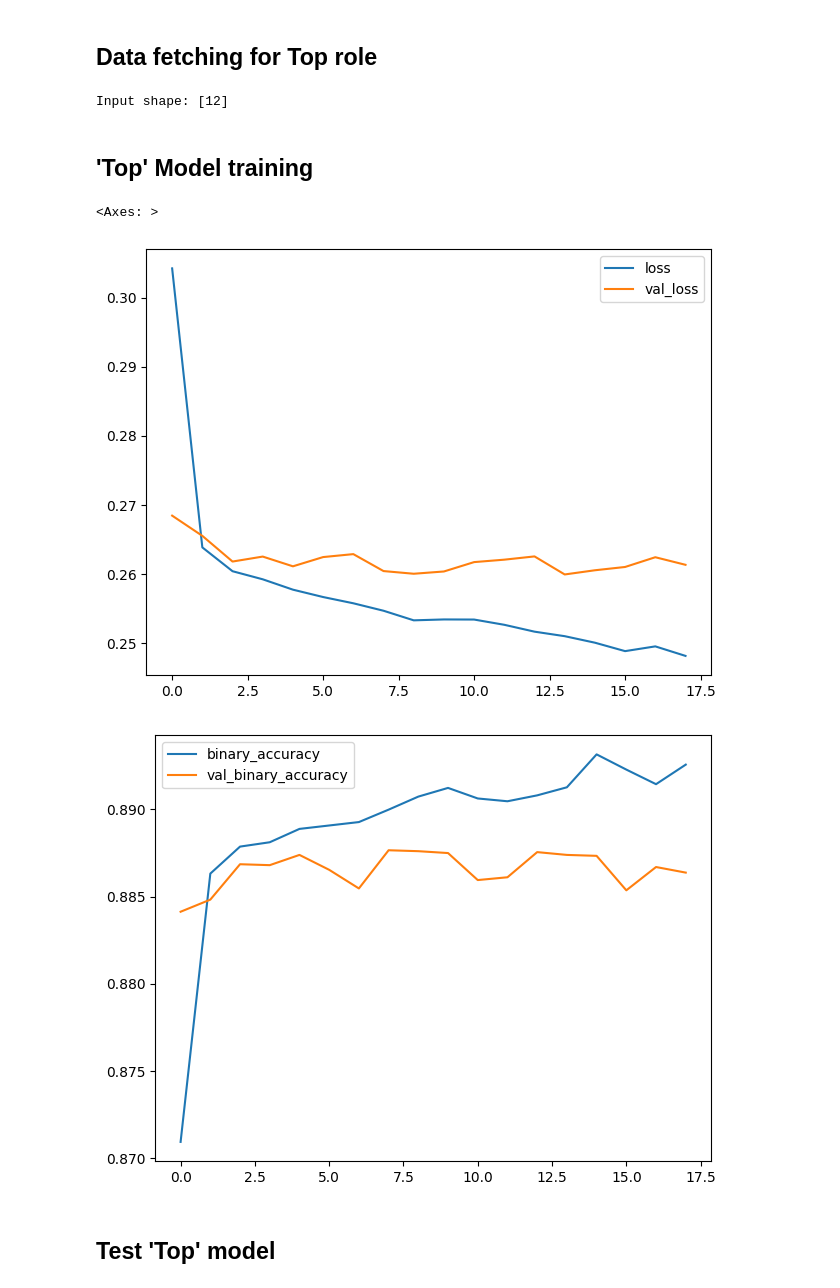
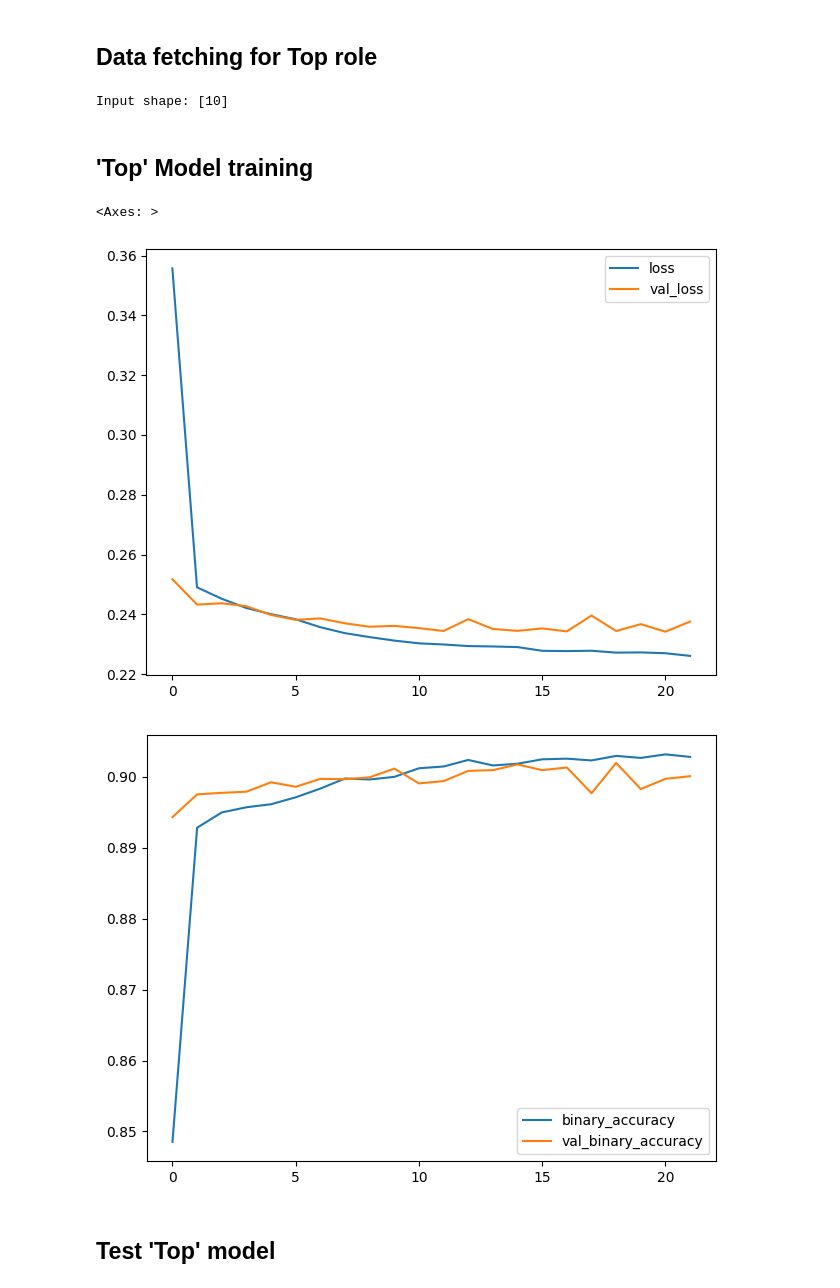
Before and after one commit to ARTHURVANBELLE/AI_LAB_MA1, a Jupyter notebook: models/1_models_win_loose.ipynb, the cells around one changed output. Saved outputs shown, nothing was run; the diff lists cells and outputs as text; code cells hidden in the pictures.

Commit message:
change used data + refine the model

```diff
--- a/models/1_models_win_loose.ipynb
+++ b/models/1_models_win_loose.ipynb
@@ -131,10 +134,9 @@ def get_role_data(role: str, test_game_id: int):
 # %%
 def get_model(input_shape: int) -> keras.Model:
     model = keras.Sequential([
-        layers.Input(shape=(input_shape,)),
-        layers.Dense(128, activation='relu'),
-        layers.Dense(64, activation='relu'),
+        layers.Dense(64, activation='relu', input_shape=[input_shape]),
         layers.Dense(32, activation='relu'),
+        layers.Dense(16, activation='relu'),
         layers.Dense(1, activation='sigmoid')
     ])
 
@@ -146,7 +148,7 @@ def get_model(input_shape: int) -> keras.Model:
 
     return model
 
-def train_model(X_train, y_train, X_valid, y_valid, model, epochs=10, batch_size=128):
+def train_model(X_train, X_valid, y_train, y_valid, model, epochs=10, batch_size=128):
     early_stopping = keras.callbacks.EarlyStopping(
         patience=10,
         min_delta=0.001,
@@ -166,35 +168,35 @@ def train_model(X_train, y_train, X_valid, y_valid, model, epochs=10, batch_size
 # %% [markdown]
 ## Data fetching for Top role
 # %%
-top_X_train, top_X_valid, top_y_train, top_y_valid = get_role_data(player_roles[0], 21)
+top_X_train, top_X_valid, top_y_train, top_y_valid = get_role_data(player_roles[0], 0)
 
-top_input_shape = [top_X_train.shape[1]]
-print("Input shape: {}".format(top_input_shape))
+jungle_input_shape = [top_X_train.shape[1]]
+print("Input shape: {}".format(jungle_input_shape))
 
 # print("First 5 elements of X:")
 # print(X[:5])
 # print("\nFirst 5 elements of y:")
 # print(y[:5])
 # %% [output]
-Input shape: [12]
+Input shape: [10]
 # %% [markdown]
 ## 'Top' Model training
 # %%
-top_model = get_model(top_input_shape[0])
+top_model = get_model(jungle_input_shape[0])
 
 top_history = train_model(
-    top_X_train, top_y_train, top_X_valid, top_y_valid, top_model,
+    top_X_train, top_X_valid, top_y_train, top_y_valid, top_model,
     epochs=100, batch_size=256)
 
 top_history_df = pd.DataFrame(top_history.history)
 
 # Plot the training and validation loss
 top_history_df.loc[0:, ['loss', 'val_loss']].plot()
 top_history_df.loc[0:, ['binary_accuracy', 'val_binary_accuracy']].plot()
 # %% [output]
 <Axes: >
-[figure, old version]
+[figure, new version]
-[figure, old version]
+[figure, new version]
 # %% [markdown]
 ## Test 'Top' model
 # %%
```
Also changed, not shown: parts of 18 cells of this notebook.
